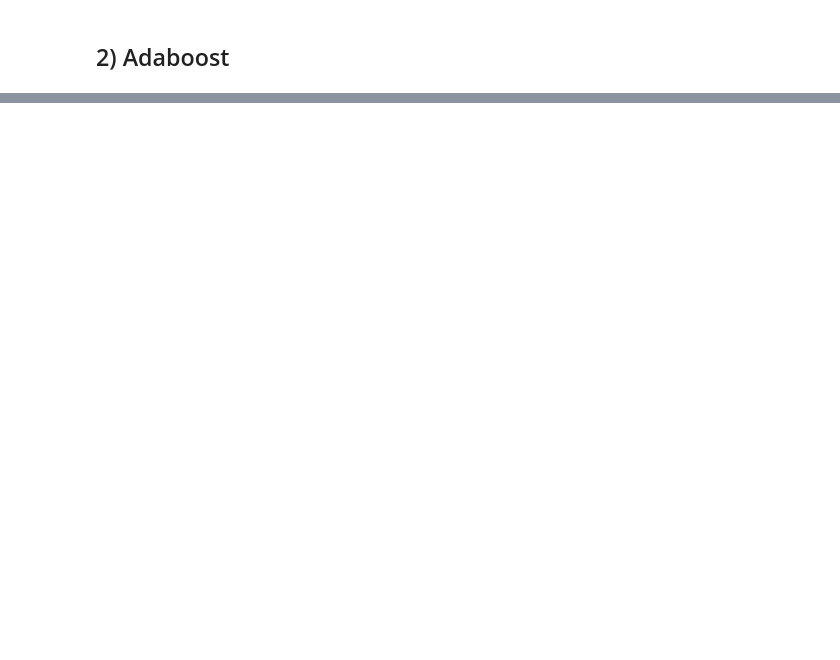
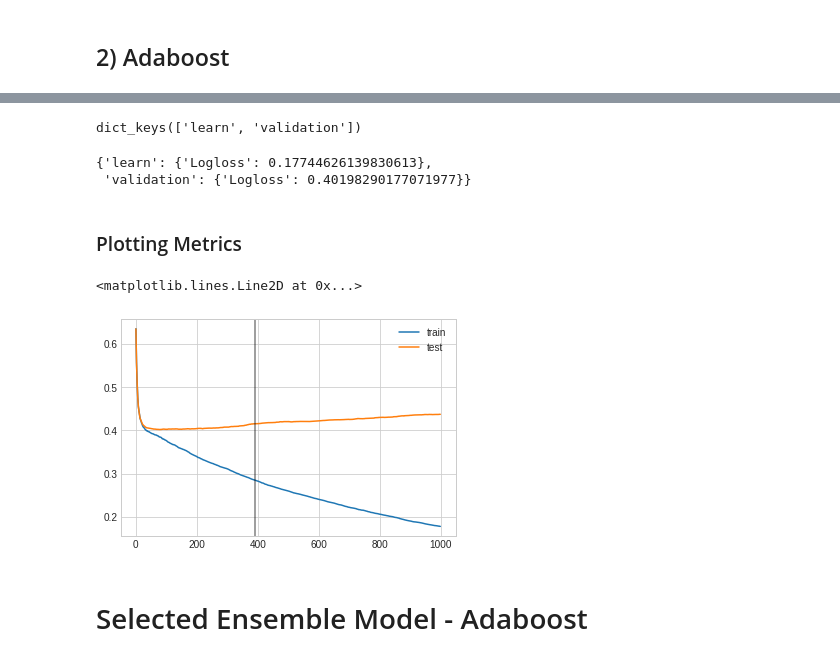
Before and after one commit to dk81/boosting_telcoChurn, a Jupyter notebook: boosting_telcoChurn_dku.ipynb, the cells around one changed output, grey strips where cells are left out. Drawn from its saved outputs; the diff is of its cells as text; code cells hidden in the pictures; blank space fills up the shorter version.

```diff
--- a/boosting_telcoChurn_dku.ipynb
+++ b/boosting_telcoChurn_dku.ipynb
@@ -830,0 +2046,10 @@ telco_data_tf.head()
+# %%
+# Setting up pools
+
+train_pool = Pool(cat_X_train,
+                  cat_y_train,
+                  cat_features = cat_columns)
+
+test_pool = Pool(cat_X_test,
+                 cat_y_test,
+                 cat_features = cat_columns)
@@ -830,0 +2058,7 @@ telco_data_tf.head()
+# %%
+cb_model = CatBoostClassifier(random_seed = 42)
+# %%
+# Best is best test score with (iteration#)
+# Output looks like loss scores.
+
+cb_model.fit(train_pool, eval_set = test_pool)
@@ -830,0 +2113,25 @@ telco_data_tf.head()
+# %%
+cb_model.evals_result_.keys()
+# %% [output]
+dict_keys(['learn', 'validation'])
+# %%
+cb_model.best_score_
+# %% [output]
+{'learn': {'Logloss': 0.17744626139830613},
+ 'validation': {'Logloss': 0.40198290177071977}}
+# %%
+cb_results = cb_model.evals_result_
+# %% [markdown]
+### Plotting Metrics
+# %%
+
+
+plt.plot(cb_results['learn']['Logloss'], label = 'train')
+plt.plot(cb_results['validation']['Logloss'], label = 'test')
+
+plt.legend()
+
+plt.axvline(x = 390, color = 'k', alpha = 0.5)
+# %% [output]
+<matplotlib.lines.Line2D at 0x...>
+[figure, added]
@@ -830,0 +2140,2 @@ telco_data_tf.head()
+# %% [markdown]
+# Selected Ensemble Model - Adaboost
```
Also changed, not shown: parts of 161 cells of this notebook.
